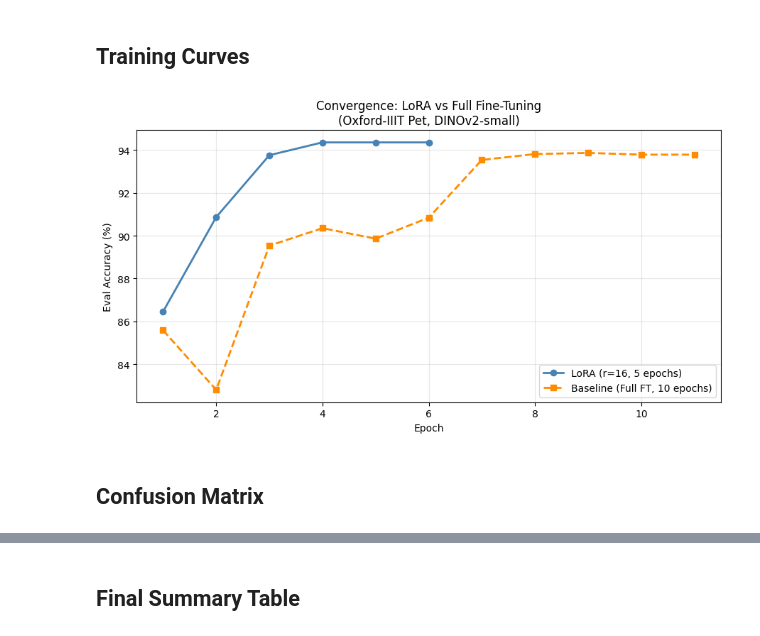
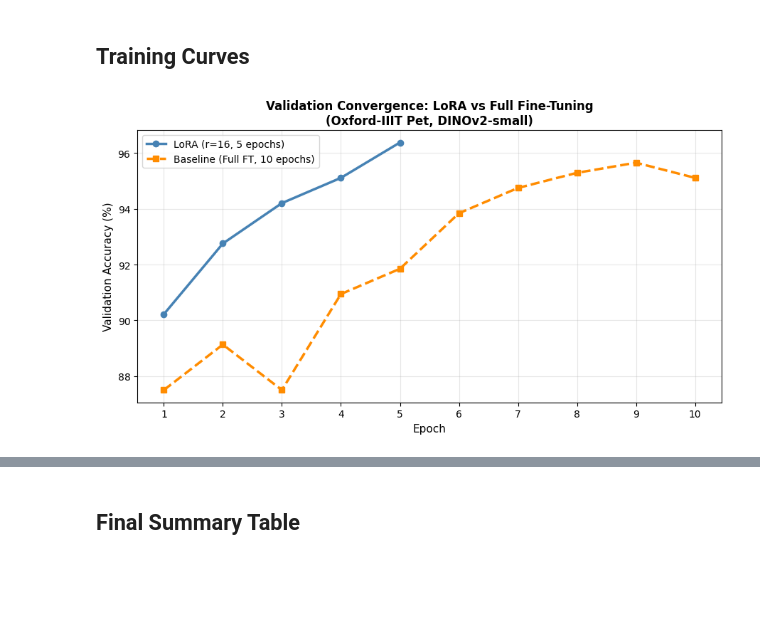
Before and after one commit to SalajBansal05/parameter-efficient-finetuning-lora, a Jupyter notebook: parameter_efficient_finetuning_lora.ipynb, the cells around one changed output, grey strips where cells are left out. Drawn from its saved outputs; the diff is of its cells as text; code cells hidden in the pictures; blank space fills up the shorter version.

```diff
--- a/parameter_efficient_finetuning_lora.ipynb
+++ b/parameter_efficient_finetuning_lora.ipynb
@@ -107,8 +170,9 @@ The image processor of type `BitImageProcessor` is now loaded as a fast processo
 # %%
 metric = evaluate.load("accuracy")
 
+
 def compute_metrics(eval_pred):
-    """Calculates accuracy during the evaluation phase."""
+    """Calculates top-1 accuracy during the validation/test phase."""
     predictions, labels = eval_pred
     predictions = np.argmax(predictions, axis=1)
     return metric.compute(predictions=predictions, references=labels)
@@ -514,38 +633,54 @@ Analysed 24 LoRA layers total.
 ## Training Curves
 # %%
 def plot_training_curves(lora_trainer, base_trainer):
-    """
-    Plot per-epoch eval accuracy for LoRA vs Baseline.
-    Visualises convergence speed — LoRA typically reaches high accuracy
-    faster per epoch because the classifier head and LoRA matrices adapt quickly.
-    """
-    def extract_eval_accuracy(trainer):
-        return [
-            entry['eval_accuracy']
+    """Plots per-epoch validation accuracy for LoRA vs Baseline."""
+
+    def extract_epoch_eval_accuracy(trainer):
+        # Extract only epoch-level validation logs (exclude final test evaluation log)
+        accs = [
+            entry["eval_accuracy"]
             for entry in trainer.state.log_history
-            if 'eval_accuracy' in entry
+            if "eval_accuracy" in entry
         ]
+        num_epochs = int(trainer.args.num_train_epochs)
+        return accs[:num_epochs]
 
-    lora_acc = extract_eval_accuracy(lora_trainer)
-    base_acc = extract_eval_accuracy(base_trainer)
+    lora_acc = extract_epoch_eval_accuracy(lora_trainer)
+    base_acc = extract_epoch_eval_accuracy(base_trainer)
 
     fig, ax = plt.subplots(figsize=(9, 5))
-    ax.plot(range(1, len(lora_acc) + 1), [a * 100 for a in lora_acc],
-            'o-', label=f'LoRA (r=16, {NUM_EPOCHS_LORA} epochs)', color='steelblue', linewidth=2)
-    ax.plot(range(1, len(base_acc) + 1), [a * 100 for a in base_acc],
-            's--', label=f'Baseline (Full FT, {NUM_EPOCHS_BASE} epochs)', color='darkorange', linewidth=2)
+    ax.plot(
+        range(1, len(lora_acc) + 1),
+        [a * 100 for a in lora_acc],
+        "o-",
+        label=f"LoRA (r=16, {NUM_EPOCHS_LORA} epochs)",
+        color="steelblue",
+        linewidth=2.5,
+    )
+    ax.plot(
+        range(1, len(base_acc) + 1),
+        [a * 100 for a in base_acc],
+        "s--",
+        label=f"Baseline (Full FT, {NUM_EPOCHS_BASE} epochs)",
+        color="darkorange",
+        linewidth=2.5,
+    )
 
-    ax.set_xlabel("Epoch")
-    ax.set_ylabel("Eval Accuracy (%)")
-    ax.set_title("Convergence: LoRA vs Full Fine-Tuning\n(Oxford-IIIT Pet, DINOv2-small)")
-    ax.legend()
+    ax.set_xlabel("Epoch", fontsize=11)
+    ax.set_ylabel("Validation Accuracy (%)", fontsize=11)
+    ax.set_title(
+        "Validation Convergence: LoRA vs Full Fine-Tuning\n(Oxford-IIIT Pet, DINOv2-small)",
+        fontsize=12,
+        fontweight="bold",
+    )
+    ax.set_xticks(range(1, max(len(lora_acc), len(base_acc)) + 1))
+    ax.legend(fontsize=10)
     ax.grid(True, alpha=0.3)
     plt.tight_layout()
     plt.savefig("training_curves.png", dpi=200)
     plt.show()
 
+
 plot_training_curves(lora_trainer, base_trainer)
 # %% [output]
-[figure, old version]
+[figure, new version]
-# %% [markdown]
-## Confusion Matrix
```
Also changed, not shown: parts of 14 cells of this notebook, 2 other files.
